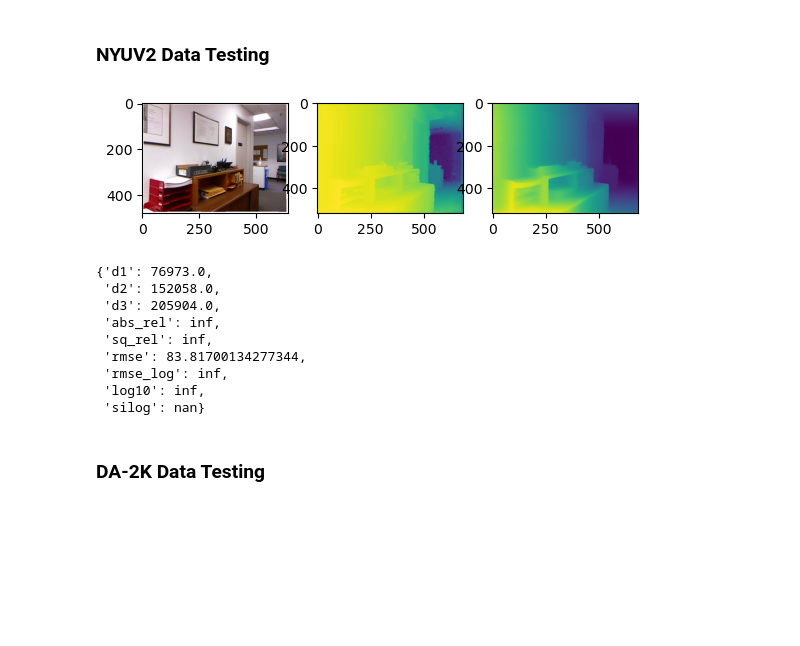
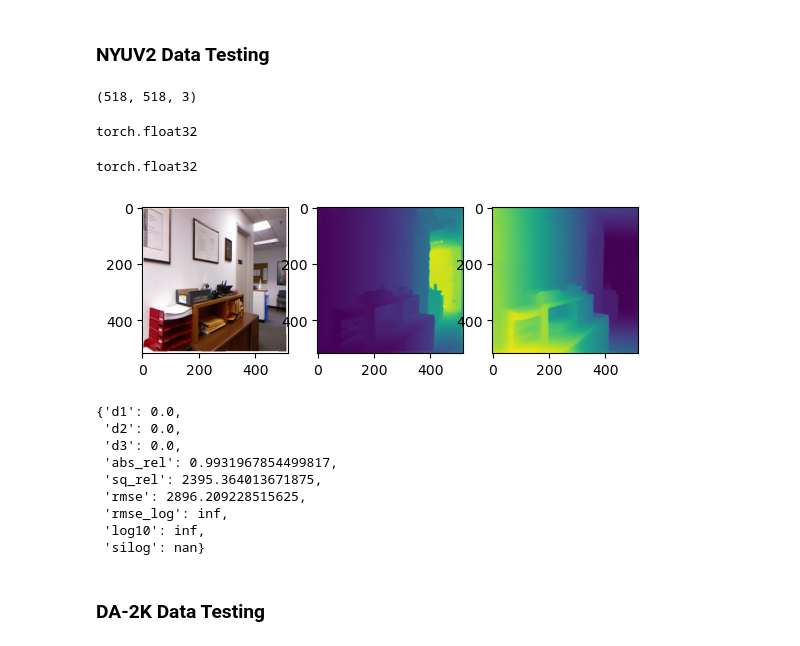
Before and after one commit to Adam-Torek/AIHardware_DepthEstimation_Duckietown, a Jupyter notebook: DepthAnything_Evaluation/dataset_tester.ipynb, the cells around one changed output. Cells and saved outputs as stored; diff of their text form; code cells hidden in the pictures; blank space fills up the shorter version.

Commit message:
moved image resizing into the pipeline for the NYUV2 depth dataset

```diff
--- a/DepthAnything_Evaluation/dataset_tester.ipynb
+++ b/DepthAnything_Evaluation/dataset_tester.ipynb
@@ -56,23 +46,35 @@ torch_depth_target = resizer(torch_depth_target)
+# %%
+np.swapaxes(example_images[0].squeeze().cpu().numpy(),2,0).shape
+# %% [output]
+(518, 518, 3)
+# %%
+predicted_depth.dtype
+# %% [output]
+torch.float32
+# %%
+example_images[1].dtype
+# %% [output]
+torch.float32
 # %%
 f, axarr = plt.subplots(1,3)
-axarr[0].imshow(example_images[0].convert("RGB"))
-axarr[1].imshow(torch_depth_target.squeeze().cpu().numpy())
-axarr[2].imshow(norm_depth_image.squeeze().cpu().numpy())
+axarr[0].imshow(transforms.ToPILImage()(example_images[0]))
+axarr[1].imshow(example_images[1].squeeze().cpu().numpy())
+axarr[2].imshow(predicted_depth.squeeze().cpu().numpy())
 plt.show()
 # %% [output]
-[figure, old version]
+[figure, new version]
-# %%
-eval_depth(norm_depth_image, torch_depth_target)
-# %% [output]
-{'d1': 76973.0,
- 'd2': 152058.0,
- 'd3': 205904.0,
- 'abs_rel': inf,
- 'sq_rel': inf,
- 'rmse': 83.81700134277344,
- 'rmse_log': inf,
- 'log10': inf,
- 'silog': nan}
+# %%
+eval_depth(predicted_depth, example_images[1])
+# %% [output]
+{'d1': 0.0,
+ 'd2': 0.0,
+ 'd3': 0.0,
+ 'abs_rel': 0.9931967854499817,
+ 'sq_rel': 2395.364013671875,
+ 'rmse': 2896.209228515625,
+ 'rmse_log': inf,
+ 'log10': inf,
+ 'silog': nan}
 # %% [markdown]
 ### DA-2K Data Testing
 # %%
```
Also changed, not shown: parts of 6 cells of this notebook, 1 other file.
